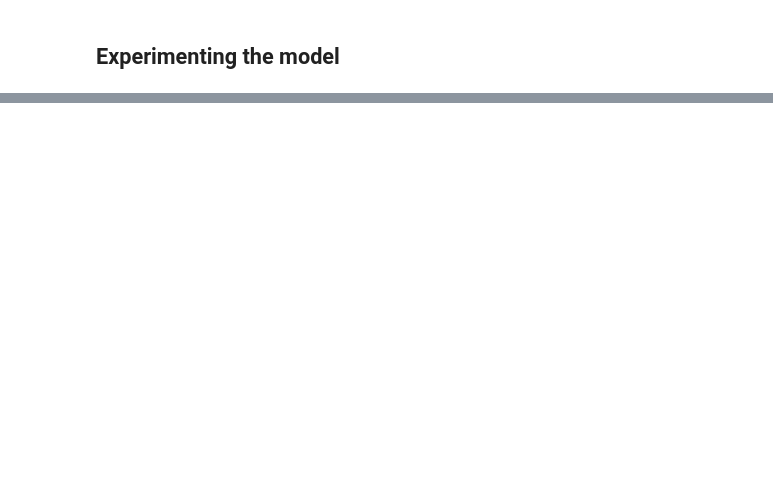
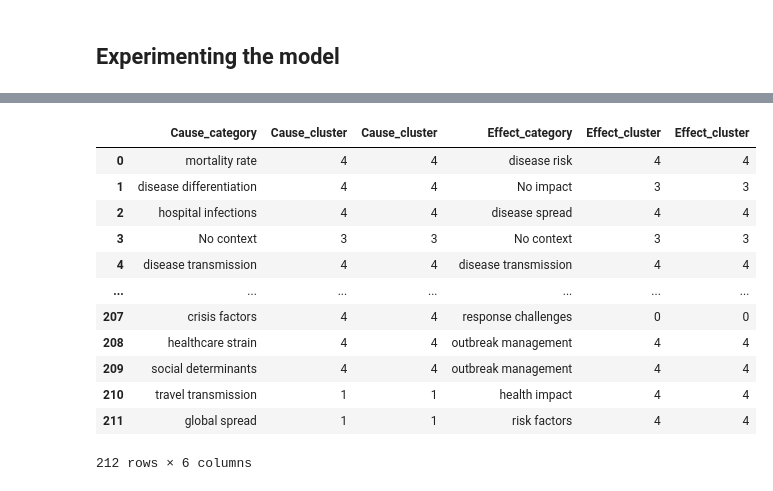
Before and after one commit to ntluong95/INFLUX, a Jupyter notebook: notebooks/causal-chains.ipynb, the cells around one changed output, grey strips where cells are left out. Cells and saved outputs as stored; diff of their text form; code cells hidden in the pictures; blank space fills up the shorter version.

```diff
--- a/notebooks/causal-chains.ipynb
+++ b/notebooks/causal-chains.ipynb
@@ -471,0 +609,37 @@ print(result_df)
+# %%
+cosine_test = pd.read_csv('result_df_31 Oct.csv')
+
+# Create a list of unique categories
+unique_drivers_categories = list(set(cosine_test['Cause_category'].tolist() + cosine_test['Effect_category'].tolist()))
+# %%
+# Load the transformer model
+model = SentenceTransformer('all-mpnet-base-v2')
+
+# Encode the unique categories
+category_embeddings = model.encode(unique_drivers_categories, convert_to_tensor=True)
+
+# Generate embeddings for each unique category
+category_embeddings = model.encode(unique_drivers_categories, convert_to_tensor=True)
+
+# Calculate the cosine similarity matrix
+cosine_similarity_matrix = util.pytorch_cos_sim(category_embeddings, category_embeddings)
+# %%
+# Convert cosine similarities to distances for clustering
+cosine_distance_matrix = 1 - cosine_similarity_matrix.cpu().numpy()
+
+# Apply Agglomerative Clustering
+clustering_model = AgglomerativeClustering(
+    metric='precomputed',
+    linkage='average',
+    n_clusters=5  # Choose the number of clusters or use distance_threshold
+)
+cluster_labels = clustering_model.fit_predict(cosine_distance_matrix)
+# %%
+# Create a DataFrame for unique categories and their cluster labels
+clustered_categories = pd.DataFrame({
+    'category': unique_drivers_categories,
+    'cluster': cluster_labels
+})
+
+# Display grouped categories
+display(clustered_categories.sort_values(by='cluster'))
@@ -471,0 +660,21 @@ print(result_df)
+# %%
+# Merge cluster labels for Cause and Effect categories back
+cosine_test = cosine_test.merge(clustered_categories, left_on='Cause_category', right_on='category', how='left').rename(columns={'cluster': 'Cause_cluster'}).drop(columns=['category'])
+cosine_test = cosine_test.merge(clustered_categories, left_on='Effect_category', right_on='category', how='left').rename(columns={'cluster': 'Effect_cluster'}).drop(columns=['category'])
+
+# Display result with cluster labels
+display(cosine_test[['Cause_category', 'Cause_cluster', 'Effect_category', 'Effect_cluster']])
+# %% [output]
+|  | Cause_category | Cause_cluster | Cause_cluster | Effect_category | Effect_cluster | Effect_cluster |
+| 0 | mortality rate | 4 | 4 | disease risk | 4 | 4 |
+| 1 | disease differentiation | 4 | 4 | No impact | 3 | 3 |
+| 2 | hospital infections | 4 | 4 | disease spread | 4 | 4 |
+| 3 | No context | 3 | 3 | No context | 3 | 3 |
+| 4 | disease transmission | 4 | 4 | disease transmission | 4 | 4 |
+| ... | ... | ... | ... | ... | ... | ... |
+| 207 | crisis factors | 4 | 4 | response challenges | 0 | 0 |
+| 208 | healthcare strain | 4 | 4 | outbreak management | 4 | 4 |
+| 209 | social determinants | 4 | 4 | outbreak management | 4 | 4 |
+| 210 | travel transmission | 1 | 1 | health impact | 4 | 4 |
+| 211 | global spread | 1 | 1 | risk factors | 4 | 4 |
+212 rows × 6 columns
```
Also changed, not shown: parts of 18 cells of this notebook, 9 other files.
